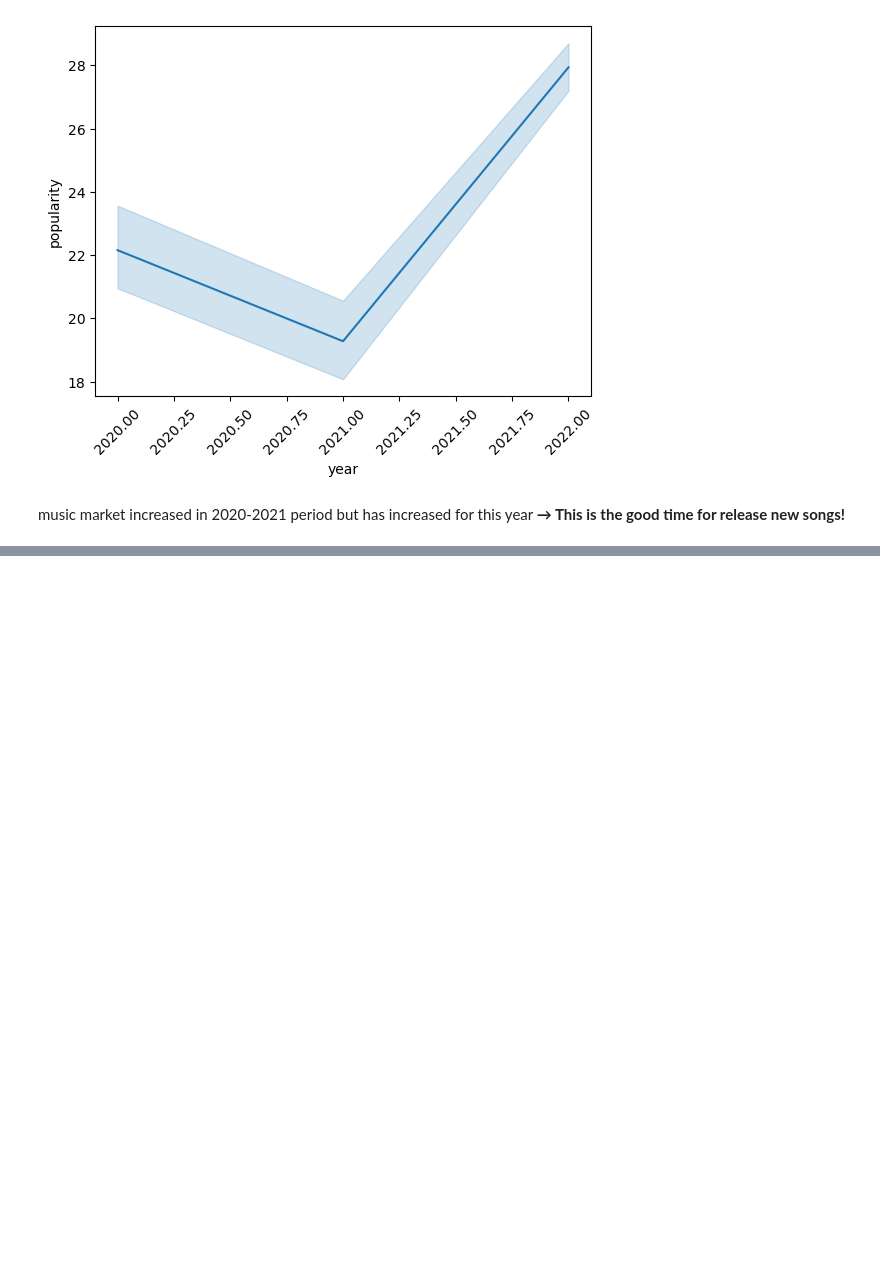
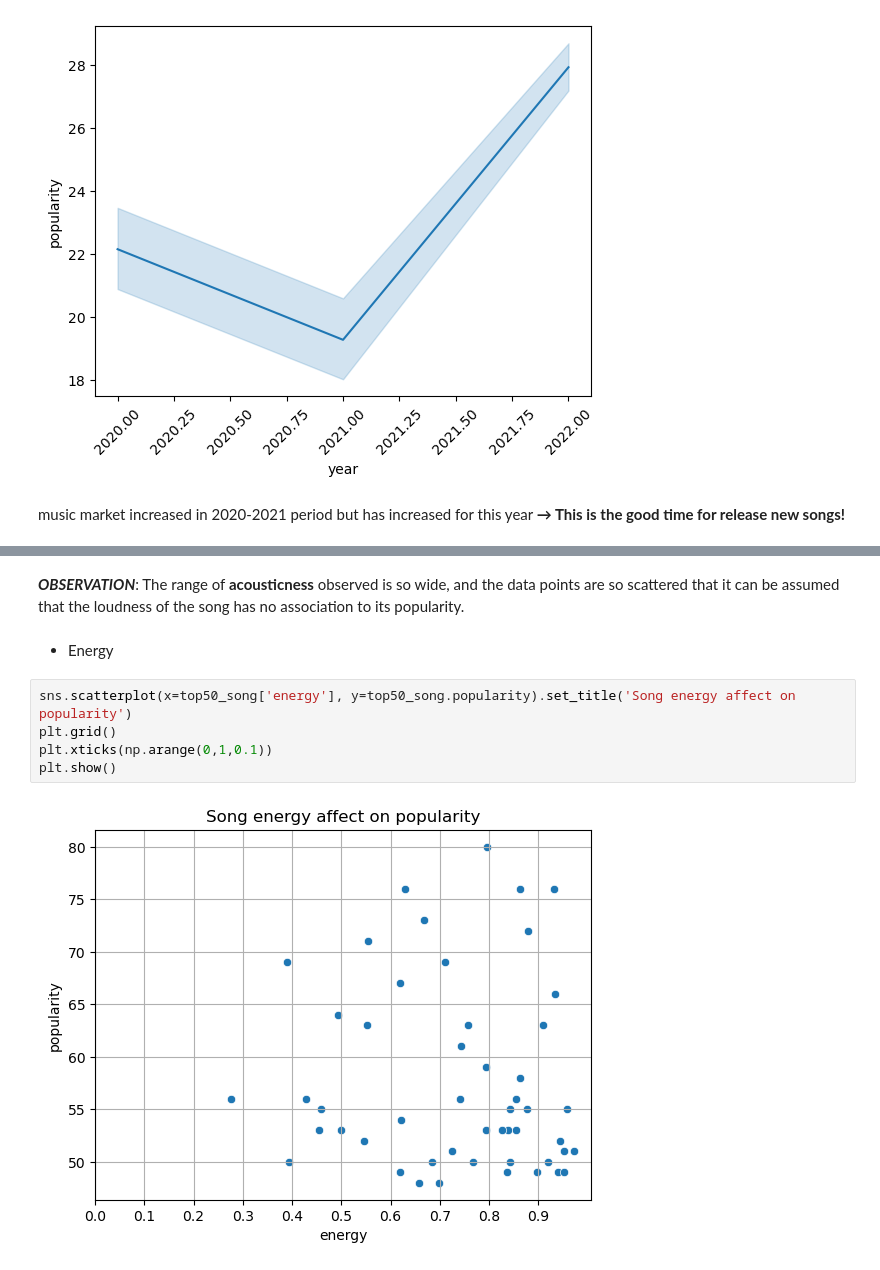
Before and after one commit to TrungTechh/HCMUS_CSC17104-Final-project, a Jupyter notebook: Final_project.ipynb, the cells around one changed output, grey strips where cells are left out. Drawn from its saved outputs; the diff is of its cells as text; blank space fills up the shorter version.

```diff
--- a/Final_project.ipynb
+++ b/Final_project.ipynb
@@ -280,0 +338,11 @@ plt.show()
+# %% [markdown]
+***OBSERVATION***: The range of **acousticness** observed is so wide, and the data points are so scattered that it can be assumed that the loudness of the song has no association to its popularity.
+# %% [markdown]
+- Energy
+# %%
+sns.scatterplot(x=top50_song['energy'], y=top50_song.popularity).set_title('Song energy affect on popularity')
+plt.grid()
+plt.xticks(np.arange(0,1,0.1))
+plt.show()
+# %% [output]
+[figure, added]
```
Also changed, not shown: parts of 61 cells of this notebook.
